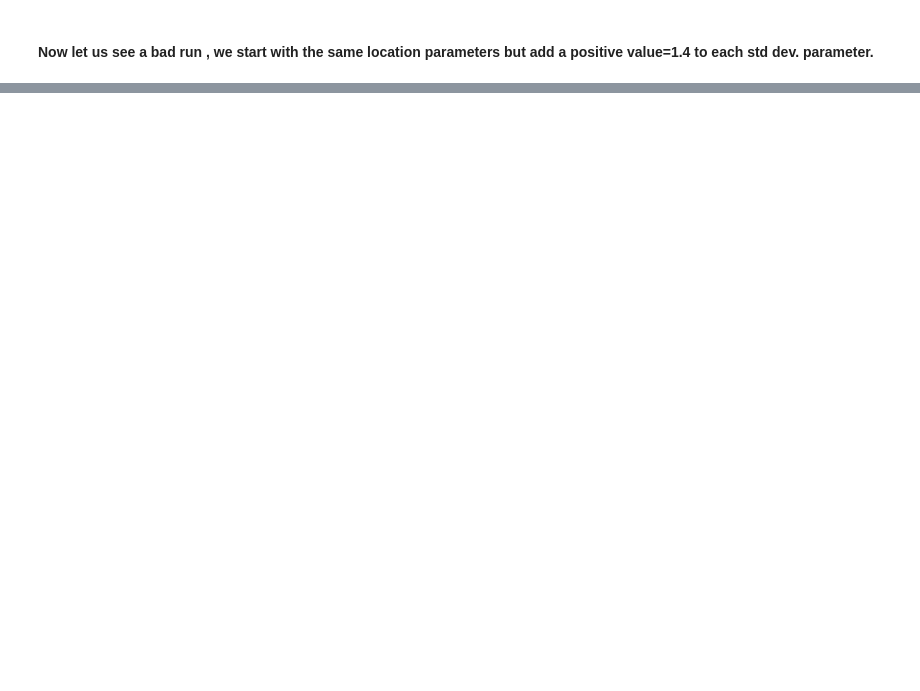
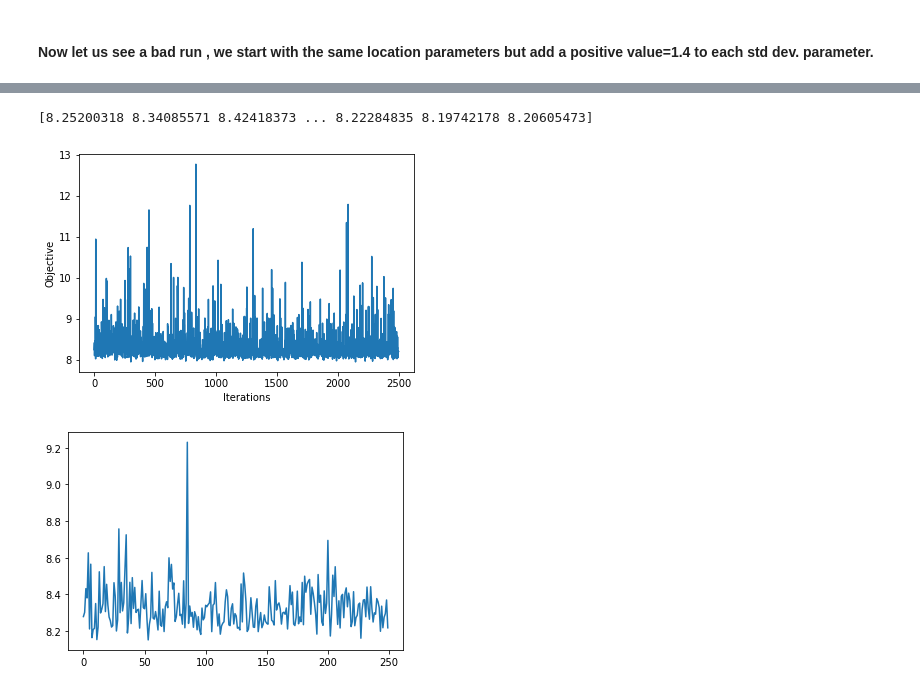
Before and after one commit to kunalghosh/viabel, a Jupyter notebook: notebooks/chivi_expts.ipynb, the cells around one changed output, grey strips where cells are left out. Saved outputs shown, nothing was run; the diff lists cells and outputs as text; code cells hidden in the pictures; blank space fills up the shorter version.

```diff
--- a/notebooks/chivi_expts.ipynb
+++ b/notebooks/chivi_expts.ipynb
@@ -212,0 +275,2 @@ plot_approx_and_exact_contours(stan_log_density, mf_t_var_family, a1, **lims,
+# %%
+esp1, esp2, esp3, esp4 = adagrad_optimize(10000, klvi_objective_and_grad_es_ncp, init_param_ncp, learning_rate=.01)
@@ -212,0 +289,11 @@ plot_approx_and_exact_contours(stan_log_density, mf_t_var_family, a1, **lims,
+# %%
+var_family_ncp = mean_field_t_variational_family(n_params_ncp, 40)
+init_param_ncp = np.concatenate([true_mean_ncp_tranformed, .5*np.log(np.diag(true_cov_ncp_tranformed))])
+klvi_objective_and_grad_chivi  = black_box_chivi(2, var_family_ncp, eight_schools_ncp_log_density, 500)
+# %%
+esp5, esp6, esp7, esp8 = adagrad_optimize(2500, klvi_objective_and_grad_chivi, esp1, learning_rate=.01, learning_rate_end=0.001)
+# %%
+a = esp7[:,None].reshape(50,-1)
+print(esp8.shape)
+b= np.mean(esp8, axis=0)
+print(b)
@@ -212,0 +318,16 @@ plot_approx_and_exact_contours(stan_log_density, mf_t_var_family, a1, **lims,
+# %%
+print(esp7)
+plt.plot(esp7)
+plt.xlabel('Iterations')
+plt.ylabel('Objective')
+plt.savefig('eight_school_good11.pdf')
+
+
+
+plt.figure()
+plt.plot(b)
+plt.savefig('eight_school_good_smooth1.pdf')
+# %% [output]
+[8.25200318 8.34085571 8.42418373 ... 8.22284835 8.19742178 8.20605473]
+[figure, added]
+[figure, added]
```
Also changed, not shown: parts of 25 cells of this notebook, 11 other files.
